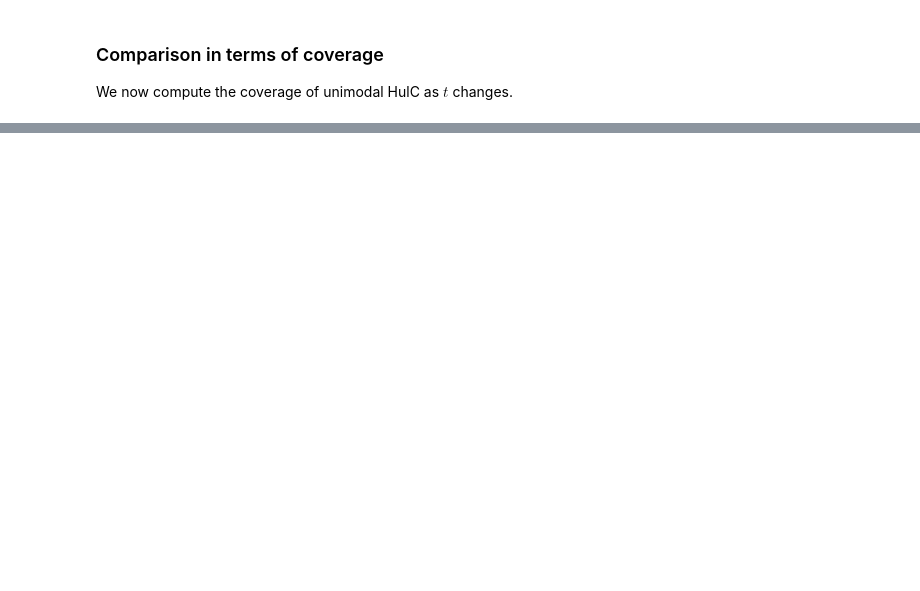
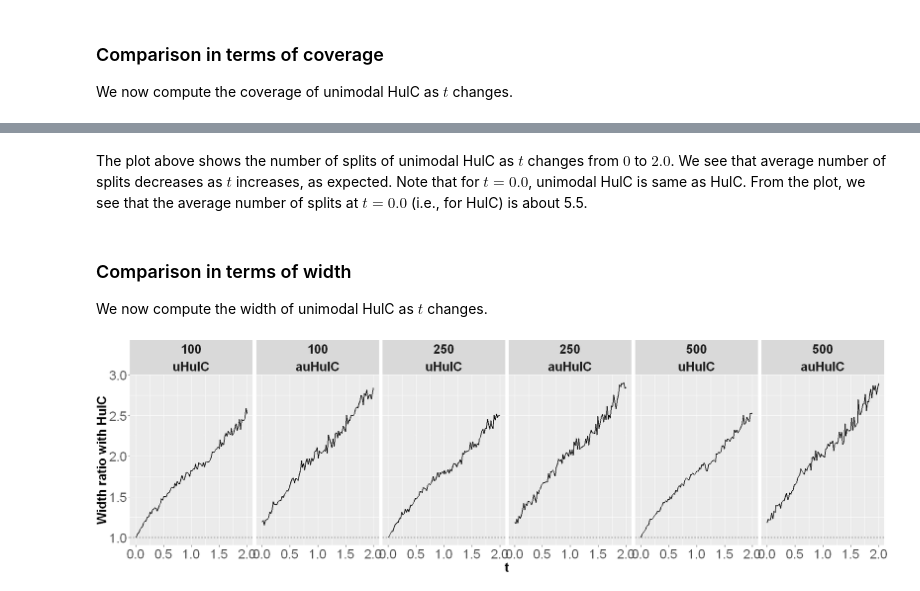
Before and after one commit to Arun-Kuchibhotla/HulC, a Jupyter notebook: R/HulC, Adaptive HulC, and Unimodal HulC.ipynb, the cells around one changed output, grey strips where cells are left out. Saved outputs shown, nothing was run; the diff lists cells and outputs as text; code cells hidden in the pictures; blank space fills up the shorter version.

```diff
--- a/R/HulC, Adaptive HulC, and Unimodal HulC.ipynb
+++ b/R/HulC, Adaptive HulC, and Unimodal HulC.ipynb
@@ -293,0 +348,40 @@ ggplot(data = mat_coverage, mapping = aes(x = t, y = emp_coverage)) +
+# %% [markdown]
+The plot above shows the number of splits of unimodal HulC as $t$ changes from $0$ to $2.0$. We see that average number of splits decreases as $t$ increases, as expected. Note that for $t = 0.0$, unimodal HulC is same as HulC. From the plot, we see that the average number of splits at $t = 0.0$ (i.e., for HulC) is about 5.5.
+# %% [markdown]
+### Comparison in terms of width
+We now compute the width of unimodal HulC as $t$ changes.
+# %%
+### Boxplot of width_ratio
+### not plotted here because it is not very informative
+# ggplot(data = mat, mapping = aes(x = as.factor(t), y = width_ratio)) +
+#     geom_boxplot(color = "gray30") +
+#     facet_grid(~nsamp+method) +
+#     xlab("t") +
+#     theme(
+#             axis.text.x=element_text(size = 20),
+#             axis.text.y=element_text(size=20),
+#             axis.title=element_text(size=20,face="bold"),
+#             strip.text = element_text(size=20,face = "bold"),
+#             plot.title=element_text(size=20),
+#             axis.text=element_text(size=12)
+#     )
+
+### Below, we plot the average width
+mat_width <- mat %>% group_by(method, nsamp, t) %>% summarise(width = mean(width_ratio, na.rm = TRUE))
+ggplot(data = mat_width, mapping = aes(x = t, y = width)) +
+    geom_line(size = 0.8) +
+    ylab("Width ratio with HulC") +
+    xlab("t") +
+    facet_grid(~nsamp+method) +
+    geom_hline(yintercept = 1, linetype = 2) +
+    theme(
+            axis.text.x=element_text(size = 20),
+            axis.text.y=element_text(size=20),
+            axis.title=element_text(size=20,face="bold"),
+            strip.text = element_text(size=20,face = "bold"),
+            plot.margin = unit(c(0,0.2,0,0), "cm"),
+            plot.title=element_text(size=20),
+            axis.text=element_text(size=12)
+    )
+# %% [output]
+[figure, added]
```
Also changed, not shown: parts of 8 cells of this notebook.
